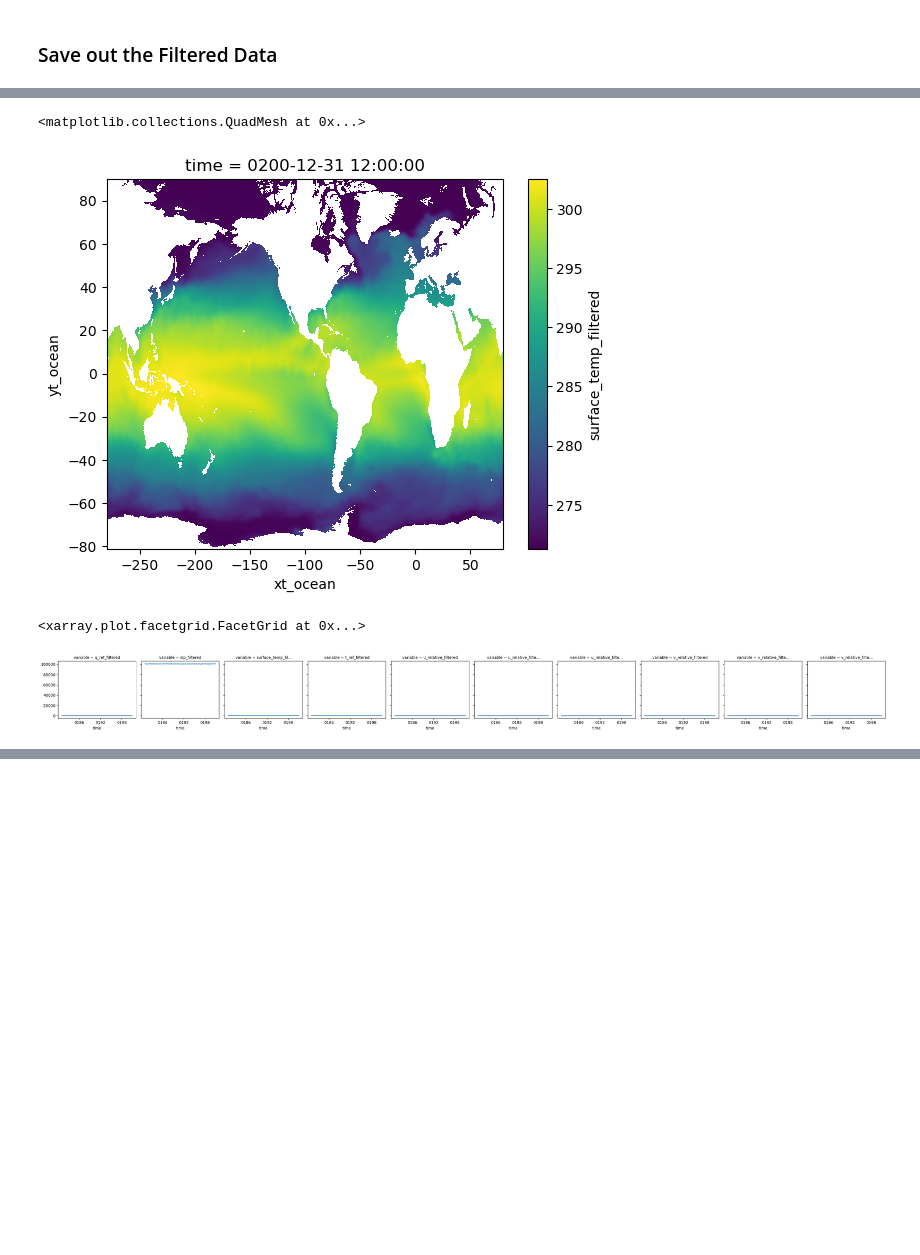
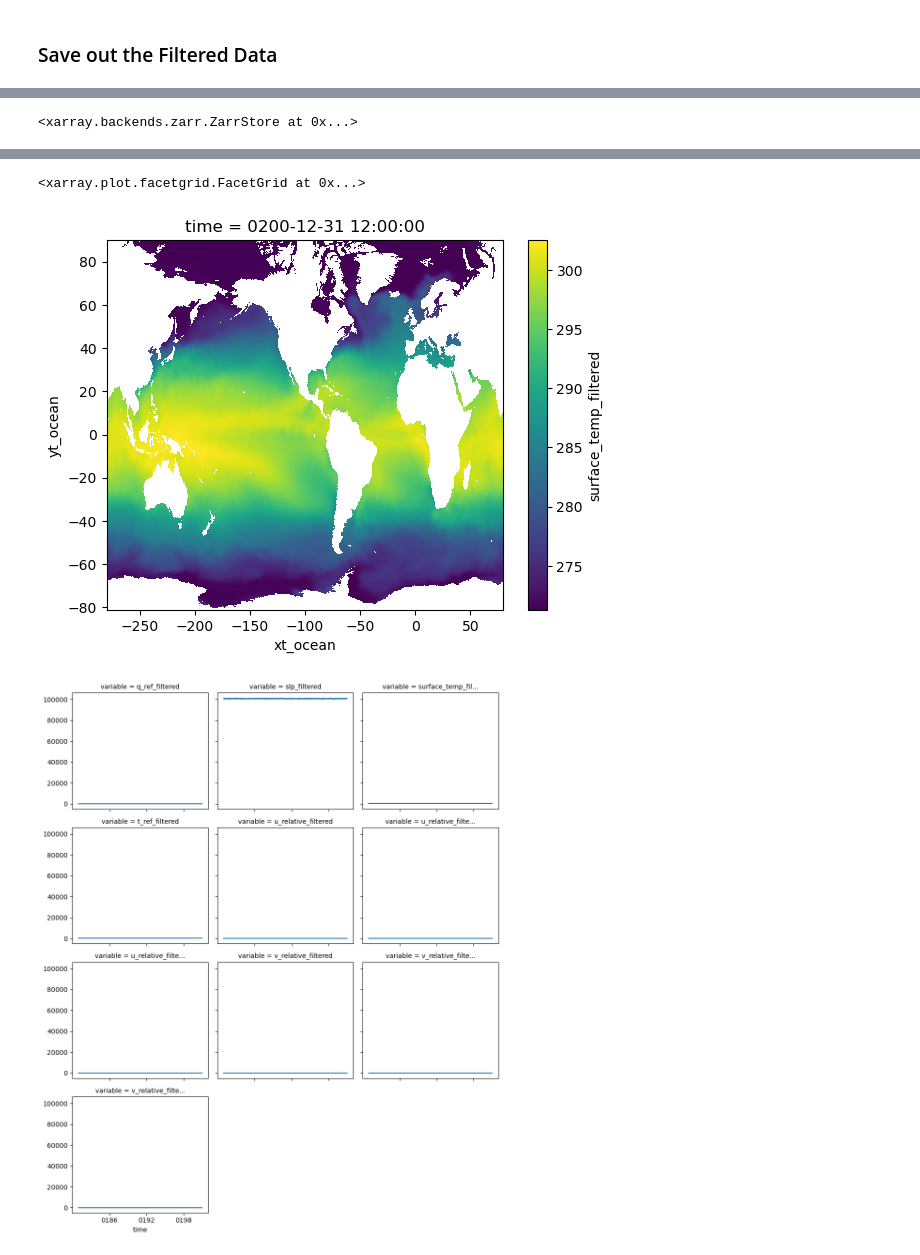
Before and after one commit to ocean-transport/scale-aware-air-sea, a Jupyter notebook: pipeline/step_1_cm26_combine_filter_inputs.ipynb, the cells around one changed output, grey strips where cells are left out. Cells and saved outputs as stored; diff of their text form; code cells hidden in the pictures; blank space fills up the shorter version.

```diff
--- a/pipeline/step_1_cm26_combine_filter_inputs.ipynb
+++ b/pipeline/step_1_cm26_combine_filter_inputs.ipynb
@@ -327,11 +258,13 @@ Attributes:
-# %%
-ds_reloaded_filter.surface_temp_filtered.isel(time=-1).plot()
-# %% [output]
-<matplotlib.collections.QuadMesh at 0x...>
-[figure, removed]
-# %%
-da_reloaded_filter = ds_reloaded_filter.to_array()
-da_reloaded_filter.mean(['xt_ocean','yt_ocean']).plot(col='variable')
-# %% [output]
-<xarray.plot.facetgrid.FacetGrid at 0x...>
-[figure, removed]
+# %%
+ds_save_smooth.to_zarr(path_output_filter)
+# %% [output]
+<xarray.backends.zarr.ZarrStore at 0x...>
+# %%
+ds_reloaded_filter = open_zarr(path_output_filter)
+display(ds_reloaded_filter)
+
+ds_reloaded_filter.surface_temp_filtered.isel(time=-1).plot()
+
+da_reloaded_filter = ds_reloaded_filter.to_array()
+da_reloaded_filter.mean(['xt_ocean','yt_ocean']).plot(col='variable', col_wrap=3)
+# %% [output]
@@ -338,2 +288,5 @@ da_reloaded_filter.mean(['xt_ocean','yt_ocean']).plot(col='variable')
+<xarray.plot.facetgrid.FacetGrid at 0x...>
+[figure, added]
+[figure, added]
 # %%
 cluster.shutdown()
```
Also changed, not shown: parts of 18 cells of this notebook, 8 other files.
